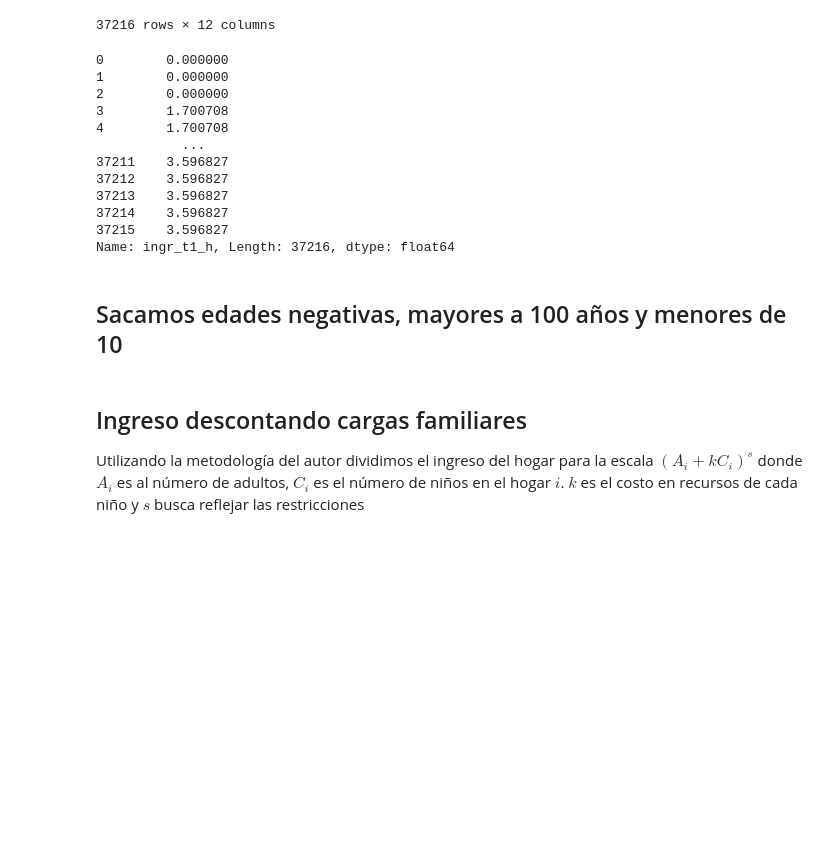
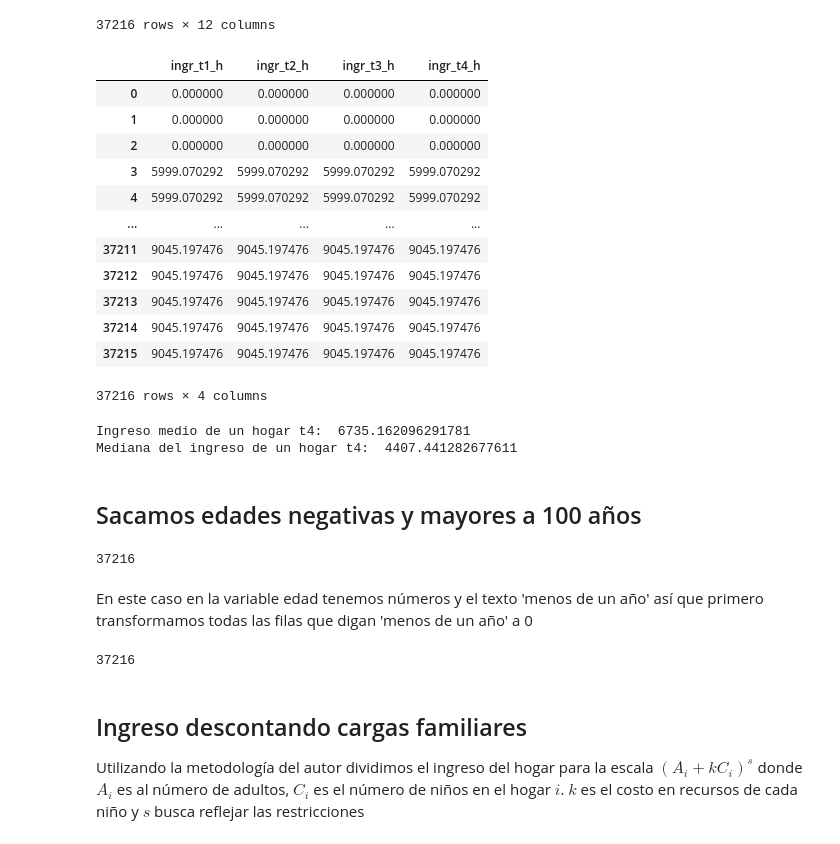
Before and after one commit to oejaramillo/salario-minimo-y-pobreza-Ecuador, a Jupyter notebook: enemdu1990.ipynb, the cells around one changed output. Drawn from its saved outputs; the diff is of its cells as text; code cells hidden in the pictures; blank space fills up the shorter version.

```diff
--- a/enemdu1990.ipynb
+++ b/enemdu1990.ipynb
@@ -219,17 +228,35 @@ data['ingr_t1_h'] = data.groupby('idef_hogar')['ingr_t1_r'].transform('sum')
+# %%
+data['ingr_t1_h'] = data.groupby('idef_hogar')['ingr_t1_r'].transform('sum')
+data['ingr_t2_h'] = data.groupby('idef_hogar')['ingr_t2_r'].transform('sum')
+data['ingr_t3_h'] = data.groupby('idef_hogar')['ingr_t3_r'].transform('sum')
+data['ingr_t4_h'] = data.groupby('idef_hogar')['ingr_t4_r'].transform('sum')
 # %%
-data['ingr_t1_h']
+data[['ingr_t1_h', 'ingr_t2_h', 'ingr_t3_h', 'ingr_t4_h']]
 # %% [output]
+|  | ingr_t1_h | ingr_t2_h | ingr_t3_h | ingr_t4_h |
+| 0 | 0.000000 | 0.000000 | 0.000000 | 0.000000 |
+| 1 | 0.000000 | 0.000000 | 0.000000 | 0.000000 |
+| 2 | 0.000000 | 0.000000 | 0.000000 | 0.000000 |
+| 3 | 5999.070292 | 5999.070292 | 5999.070292 | 5999.070292 |
+| 4 | 5999.070292 | 5999.070292 | 5999.070292 | 5999.070292 |
+| ... | ... | ... | ... | ... |
+| 37211 | 9045.197476 | 9045.197476 | 9045.197476 | 9045.197476 |
+| 37212 | 9045.197476 | 9045.197476 | 9045.197476 | 9045.197476 |
+| 37213 | 9045.197476 | 9045.197476 | 9045.197476 | 9045.197476 |
+| 37214 | 9045.197476 | 9045.197476 | 9045.197476 | 9045.197476 |
+| 37215 | 9045.197476 | 9045.197476 | 9045.197476 | 9045.197476 |
-0        0.000000
-1        0.000000
-2        0.000000
-3        1.700708
-4        1.700708
-           ...
-37211    3.596827
-37212    3.596827
-37213    3.596827
-37214    3.596827
-37215    3.596827
-Name: ingr_t1_h, Length: 37216, dtype: float64
+37216 rows × 4 columns
+# %%
+print("Ingreso medio de un hogar t4: ", data['ingr_t4_h'].mean())
+print("Mediana del ingreso de un hogar t4: ", data['ingr_t4_h'].median())
+# %% [output]
+Ingreso medio de un hogar t4:  6735.162096291781
+Mediana del ingreso de un hogar t4:  4407.441282677611
 # %% [markdown]
-## Sacamos edades negativas, mayores a 100 años y menores de 10
+## Sacamos edades negativas y mayores a 100 años
+# %%
+len(data)
+# %% [output]
+37216
+# %% [markdown]
+En este caso en la variable edad tenemos números y el texto 'menos de un año' así que primero transformamos todas las filas que digan 'menos de un año' a 0
@@ -236,5 +265,8 @@ Name: ingr_t1_h, Length: 37216, dtype: float64
 # %%
-data = data.loc[(data['edad'] > 10) & (data['edad'] < 100)]
+data = data.loc[(data['edad'] >= 0) & (data['edad'] < 100)]
+len(data)
+# %% [output]
+37216
 # %% [markdown]
 ## Ingreso descontando cargas familiares
 
```
Also changed, not shown: parts of 21 cells of this notebook, 1 other file.
